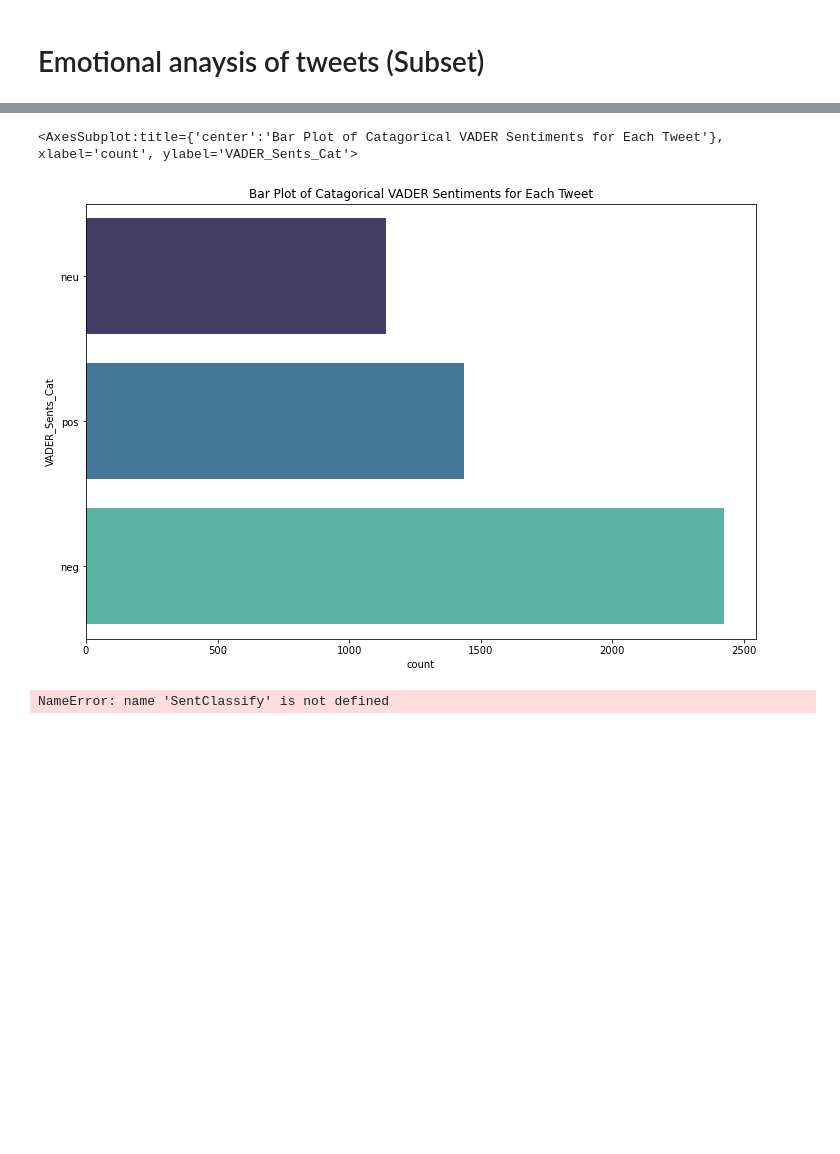
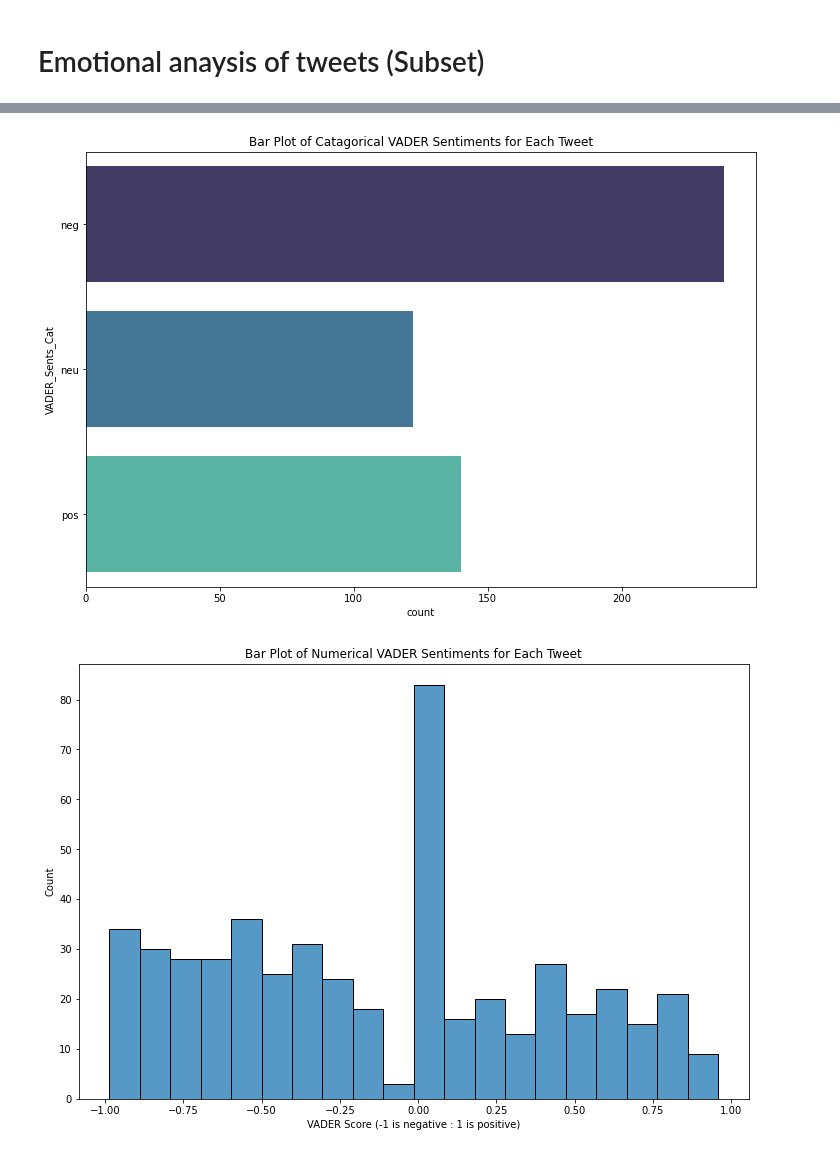
Before and after one commit to evanc1229/KoReCOVID, a Jupyter notebook: Data_Analysis.ipynb, the cells around one changed output, grey strips where cells are left out. Saved outputs shown, nothing was run; the diff lists cells and outputs as text; code cells hidden in the pictures; blank space fills up the shorter version.

```diff
--- a/Data_Analysis.ipynb
+++ b/Data_Analysis.ipynb
@@ -174,9 +148,8 @@ sns.countplot(data=df_sentiments, y='Bert_Scents', order=['neu','pos','neg'],pal
 # 2) VADER Sentiments
 plt.figure(figsize=(12,8))
 plt.title('Bar Plot of Catagorical VADER Sentiments for Each Tweet')
-sns.countplot(data=df_sentiments, y='VADER_Sents_Cat', order=['neu','pos','neg'], palette='mako')
+countPlot = sns.countplot(data=df, y='VADER_Sents_Cat', order=['neg','neu','pos'], palette='mako')
+figure = countPlot.get_figure()
+figure.savefig('/notebooks/evanc/KoReCOVID/Plots/Pol5_Plots/Vader_Sentiments.jpg',dpi=400)
 # %% [output]
-<AxesSubplot:title={'center':'Bar Plot of Catagorical VADER Sentiments for Each Tweet'}, xlabel='count', ylabel='VADER_Sents_Cat'>
-[figure, old version]
+[figure, new version]
-# %%
-df = df.merge(df_sentiments, on='id')
@@ -185,4 +155,0 @@ df = df.merge(df_sentiments, on='id')
-# %%
-df['text'].apply(lambda text: SentClassify.tokenizer.tokenize(text))[1]
-# %% [output]
-NameError: name 'SentClassify' is not defined
@@ -206,0 +156,9 @@ sid.polarity_scores('overblown in an attempt to grab power.')
+# %%
+plt.figure(figsize=(12,8))
+plt.title('Bar Plot of Numerical VADER Sentiments for Each Tweet')
+plt.xlabel('VADER Score (-1 is negative : 1 is positive)')
+hist = sns.histplot(df.VADER_Scents.apply(lambda x : x['compound']),bins=20)
+figure = hist.get_figure()
+figure.savefig('/notebooks/evanc/KoReCOVID/Plots/Pol5_Plots/Hist_VaderSentScores.jpg',dpi=400)
+# %% [output]
+[figure, added]
```
Also changed, not shown: parts of 37 cells of this notebook, 2 other files.
